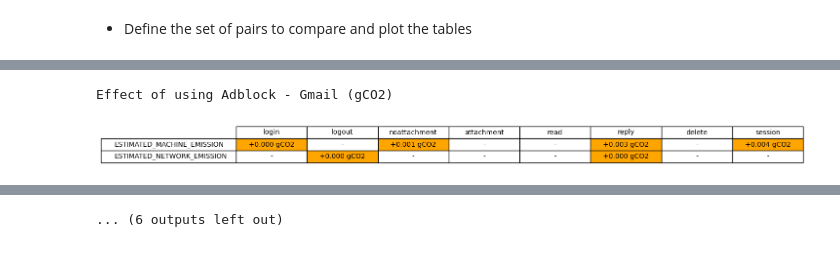
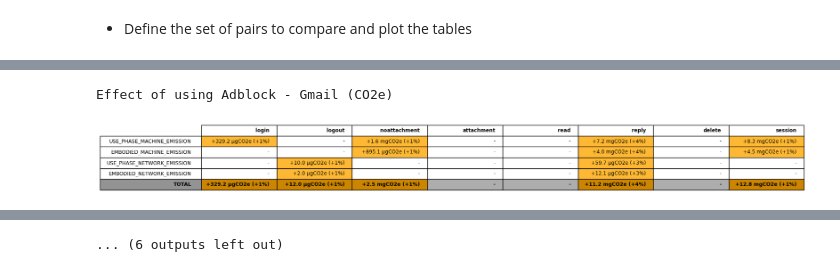
Before and after one commit to ReSP-Lab/2024-loco-security-sustainability-artifact, a Jupyter notebook: notebook/2025_data_analysis.ipynb, the cells around one changed output, grey strips where cells are left out. Saved outputs shown, nothing was run; the diff lists cells and outputs as text; code cells hidden in the pictures.

Commit message:
worked on Notebooks tables

```diff
--- a/notebook/2025_data_analysis.ipynb
+++ b/notebook/2025_data_analysis.ipynb
@@ -260,6 +275,7 @@ def compute_means_and_stds(data:pd.DataFrame):
                         'MEMORY_POWER': ['mean', 'std'],
                         'CPU_POWER': ['mean', 'std'],
                         'ESTIMATED_MACHINE_POWER': ['mean', 'std'],
+                        'NETWORK_IO_RATE': ['mean', 'std'],
                     })
 # %% [markdown]
 - Define a function to plot the mean and standard deviations
@@ -589,6 +670,6 @@ for title, comparison_pair in comparisons.items():
     independence = True if 'against' in title else False
     gains, percentage_gains = compute_gains(clean_data, comparison_pair, independence)
     print(title)
-    plot_gains(gains, percentage_gains)
+    plot_gains(gains, percentage_gains, fontsize=11)
 # %% [output]
 Effect of using Adblock - Gmail
@@ -609,20 +709,72 @@ Effect of using Proton instead of Outlook
 # %%
-e_emissions = 196 # [gCO2 / kWh] Belgium 2025 - see https://app.electricitymaps.com/zone/BE/12mo/monthly
-joules_to_kwh = 2.7778e-7 # 2.777e-7 [kWh/J]
-e_production_emission = e_emissions * joules_to_kwh # [gCO2 / kWh] * [kWh / J] --> [gCO2 / J]
+#################################################
+############# Use-Phase Parameters ##############
+#################################################
 
-electricity_intensity_of_data_transfered = 0.002652 * 1e-3 # 0.002652 [kWh / GB] * 1e-3 [GB / MB] --> [kWh / MB] see https://www.green-coding.io/co2-formulas/
-network_emissions = electricity_intensity_of_data_transfered * e_emissions # [gCO2 / MB]
+
+electricity_carbon_intensity = 445 # [gCO2 / kWh] World 2024 - see https://www.iea.org/reports/electricity-2025/emissions
+kwh_per_J = 2.7778e-7 # 2.777e-7 [kWh/J]
+
+energy_intensity_of_data_transfered = 0.002652 * 1e-3 # 0.002652 [kWh / GB] * 1e-3 [GB / MB] --> [kWh / MB] see https://www.green-coding.io/co2-formulas/
+network_emissions = energy_intensity_of_data_transfered * electricity_carbon_intensity # [gCO2 / MB]
+
+
+#################################################
+############# Embodied Parameters ###############
+#################################################
+
+# --- User Side :
+
+TE = 200000 # [gCO2] - see "https://www.sciencedirect.com/science/article/pii/S1364032123002794"
+EL = 4 * 365 * 24 * 3600 # 4 years in seconds - see "https://www.hp.com/us-en/shop/tech-takes/average-computer-lifespan"
+RR_to_TR = 1 # We consider email sessions on a laptop so no virtualisation here.
+
+# --- Network Side :
+
+embodied_to_use_phase_ratio = 31/153  # [MtonneCO2] embodied / [MtonneCO2] use phase - see Table 3 "https://doi.org/10.1016/j.telpol.2023.102701"
+
+#-----------------------------------------------------------------------------------------------------------------------------------------------
+
 
 for title, comparison_pair in comparisons.items():
+
     independence = True if 'against' in title else False
     user_gains, user_percentage_gains = compute_gains(clean_data, comparison_pair, independence, metrics=['ESTIMATED_MACHINE_ENERGY'])
     network_gains, network_percentage_gains = compute_gains(clean_data, comparison_pair, independence, metrics=['NETWORK_IO'])
-    CO2_USER_gain = user_gains * e_production_emission
-    CO2_NETWORK_gain = network_gains * network_emissions
-    CO2_gain = pd.concat([CO2_USER_gain, CO2_NETWORK_gain], axis=0)
-    print(title + ' (gCO2)')
-    plot_gains(gains=CO2_gain, CO2=True, label=['ESTIMATED_MACHINE_EMISSION', 'ESTIMATED_NETWORK_EMISSION'], figsize=(10,1))
+
+    # --- USE Phase :
+    CO2_user_gain = user_gains * electricity_carbon_intensity * kwh_per_J  # [gCO2] = [J] * [gCO2 / kWh] * [kWh / J]
+    CO2_network_gain = network_gains * network_emissions
+    # --- Embodied :
+    TR_gains, TR_percentage_gains = compute_gains(clean_data, comparison_pair, independence, metrics=['DURATION'])
+    embodied_CO2_user_gain = TE * (TR_gains / EL) * RR_to_TR
+    embodied_CO2_network_gain = CO2_network_gain * embodied_to_use_phase_ratio
+
+    # Combine all CO2 gains into a single DataFrame
+    CO2_gain = pd.DataFrame(index=TOTALS, columns=FUNCTIONAL_UNITS)
+    CO2_gain.loc['USE_PHASE_MACHINE_EMISSION'] = CO2_user_gain.iloc[0, :]
+    CO2_gain.loc['EMBODIED_MACHINE_EMISSION'] = embodied_CO2_user_gain.iloc[0, :]
+    CO2_gain.loc['USE_PHASE_NETWORK_EMISSION'] = CO2_network_gain.iloc[0, :]
+    CO2_gain.loc['EMBODIED_NETWORK_EMISSION'] = embodied_CO2_network_gain.iloc[0, :]
+
+
+    CO2_gain_percentage = pd.DataFrame(index=TOTALS, columns=FUNCTIONAL_UNITS)
+    CO2_gain_percentage.loc['USE_PHASE_MACHINE_EMISSION'] = user_percentage_gains.iloc[0, :]
+    CO2_gain_percentage.loc['EMBODIED_MACHINE_EMISSION'] = TR_percentage_gains.iloc[0, :]
+    CO2_gain_percentage.loc['USE_PHASE_NETWORK_EMISSION'] = network_percentage_gains.iloc[0, :]
+    CO2_gain_percentage.loc['EMBODIED_NETWORK_EMISSION'] = network_percentage_gains.iloc[0, :]
+
+    # Calculate the total CO2 gain and percentage
+    CO2_gain_percentage.loc['TOTAL'] = CO2_gain.sum(axis=0, skipna=True) / (
+        (CO2_gain / CO2_gain_percentage.replace(0, np.nan) * 100).sum(axis=0, skipna=True).replace(0, np.nan)
+    ).replace(0, np.nan) * 100
+    CO2_gain.loc['TOTAL'] = CO2_gain.sum(axis=0, skipna=True).replace(0, np.nan)
+
+
+    # Display the gains and plot them
+
+    print(title + ' (CO2e)')
+    plot_gains(gains=CO2_gain, percentage=CO2_gain_percentage, CO2=True, figsize=(10,1), fontsize=9)
 # %% [output]
-Effect of using Adblock - Gmail (gCO2)
+Effect of using Adblock - Gmail (CO2e)
-[figure, old version]
+[figure, new version]
```
Also changed, not shown: parts of 9 cells of this notebook, 1 other file.
